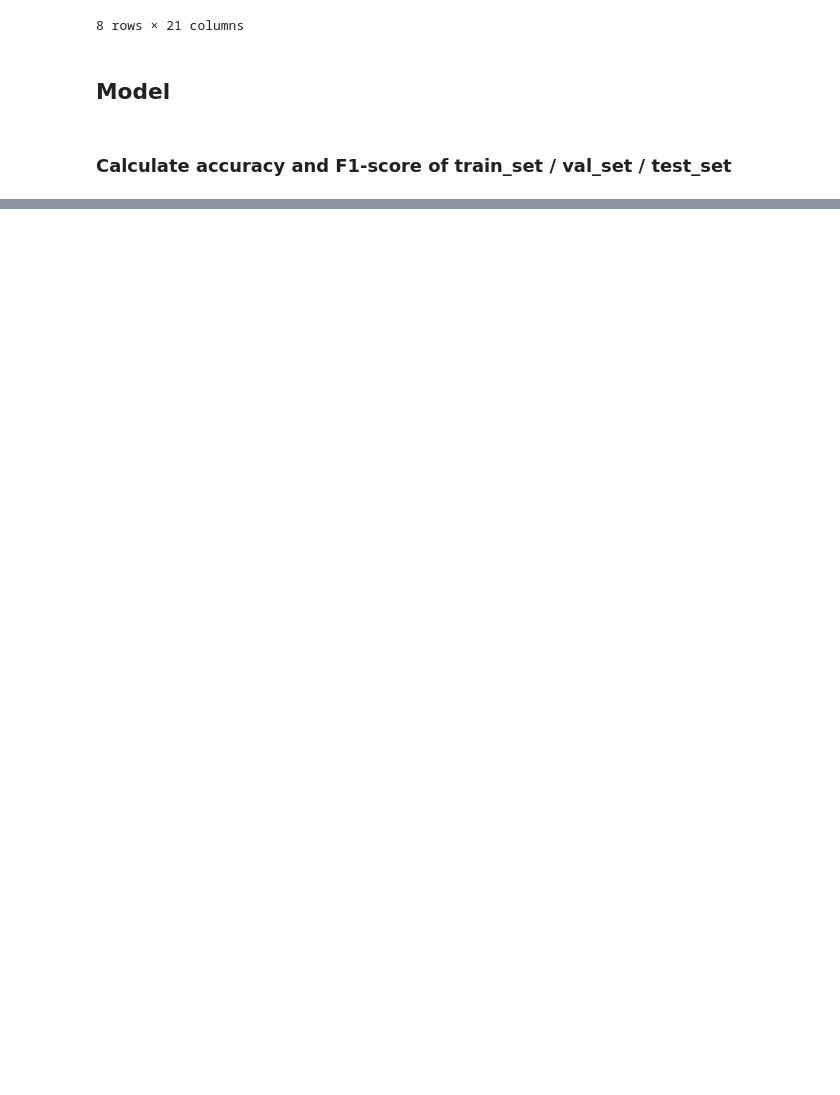
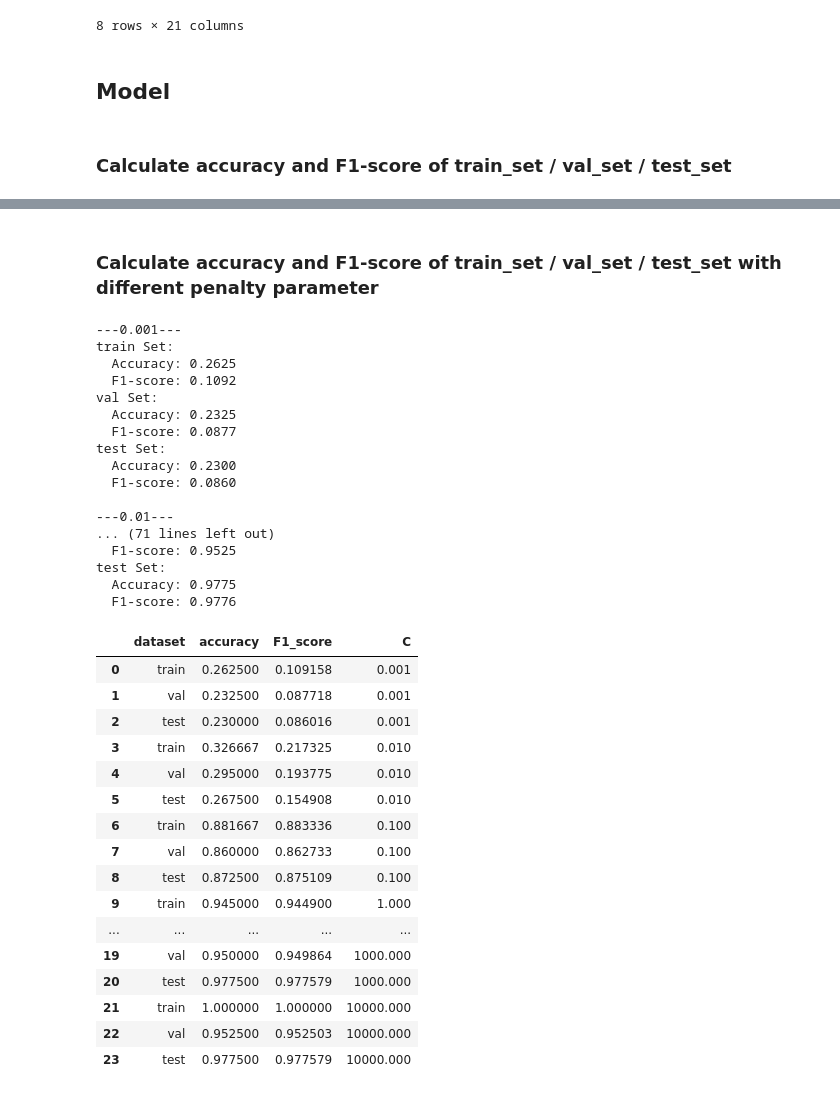
Before and after one commit to twilight123winni/DM2026-Assignment-2, a Jupyter notebook: Mobile_Price_Classification.ipynb, the cells around one changed output, grey strips where cells are left out. Cells and saved outputs as stored; diff of their text form; code cells hidden in the pictures; blank space fills up the shorter version.

```diff
--- a/Mobile_Price_Classification.ipynb
+++ b/Mobile_Price_Classification.ipynb
@@ -67,17 +68,25 @@ from sklearn.metrics import accuracy_score, f1_score
 
 # Seperate features and target
 X = df.drop('price_range',axis=1) #default axis=0 (row)
-y = df['price_range'].astype(float)
-# print(X.shape,y.shape)
+y = df['price_range']  # Catorgorical data (integer)
+
+# Normalize the data to [0,1]
+for col in X.columns:
+    col_min = X[col].min()
+    col_max = X[col].max()
+    if col_max > col_min:
+        X[col] = (X[col] - col_min) / (col_max - col_min)
+    else:
+        X[col] = 0.0
 
 # Split 2 times
 X_temp, X_test, y_temp, y_test = train_test_split(X, y, test_size=0.2, random_state=42) # testset: 20%
 X_train, X_val, y_train, y_val = train_test_split(X_temp, y_temp, test_size=0.25, random_state=42) # trainset: 60%, validset: 20%
-# print(X_train.shape, X_val.shape, X_test.shape)
 
-# SVC model initialization and training
-svm_model = SVC(C=1.0, kernel='linear')
-svm_model.fit(X_train, y_train)
+def SVM_training(X,y,C):
+    svm_model = SVC(C=C, kernel='linear')
+    svm_model.fit(X, y)
+    return svm_model
 
 def report_performance(model, X, y, name):
     y_pred = model.predict(X)
@@ -86,7 +95,9 @@ def report_performance(model, X, y, name):
     print(f"{name} Set:")
     print(f"  Accuracy: {acc:.4f}")
     print(f"  F1-score: {f1:.4f}")
+    return acc, f1, name
 
+svm_model = SVM_training(X_train, y_train,1)
 report_performance(svm_model,X_train,y_train,'Train')
 report_performance(svm_model,X_val,y_val,'Validation')
 report_performance(svm_model,X_test,y_test,'Test')
@@ -102,0 +115,49 @@ Test Set:
+# %% [markdown]
+### Calculate accuracy and F1-score of train_set / val_set / test_set with different penalty parameter
+# %%
+C_compare=[]
+dataset={'train':[X_train,y_train],'val':[X_val,y_val],'test':[X_test,y_test]}
+parameter = [0.001, 0.01, 0.1, 1, 10, 100, 1000, 10000]
+
+for c in np.array(parameter).astype(float):
+    svm_model = SVM_training(X_train, y_train,c)
+    print(f"---{c}---")
+    for name, set in dataset.items():
+        acc, f1, label= report_performance(svm_model,set[0],set[1], name)
+        C_compare.append({'dataset':label,'accuracy':acc,'F1_score':f1,'C':c})
+    print("")
+# %% [output]
+---0.001---
+train Set:
+  Accuracy: 0.2625
+  F1-score: 0.1092
+val Set:
+  Accuracy: 0.2325
+  F1-score: 0.0877
+test Set:
+  Accuracy: 0.2300
+  F1-score: 0.0860
+
+---0.01---
+... (71 lines left out)
+  F1-score: 0.9525
+test Set:
+  Accuracy: 0.9775
+  F1-score: 0.9776
+|  | dataset | accuracy | F1_score | C |
+| 0 | train | 0.262500 | 0.109158 | 0.001 |
+| 1 | val | 0.232500 | 0.087718 | 0.001 |
+| 2 | test | 0.230000 | 0.086016 | 0.001 |
+| 3 | train | 0.326667 | 0.217325 | 0.010 |
+| 4 | val | 0.295000 | 0.193775 | 0.010 |
+| 5 | test | 0.267500 | 0.154908 | 0.010 |
+| 6 | train | 0.881667 | 0.883336 | 0.100 |
+| 7 | val | 0.860000 | 0.862733 | 0.100 |
+| 8 | test | 0.872500 | 0.875109 | 0.100 |
+| 9 | train | 0.945000 | 0.944900 | 1.000 |
+| ... | ... | ... | ... | ... |
+| 19 | val | 0.950000 | 0.949864 | 1000.000 |
+| 20 | test | 0.977500 | 0.977579 | 1000.000 |
+| 21 | train | 1.000000 | 1.000000 | 10000.000 |
+| 22 | val | 0.952500 | 0.952503 | 10000.000 |
+| 23 | test | 0.977500 | 0.977579 | 10000.000 |
```
Also changed, not shown: parts of 3 cells of this notebook.
